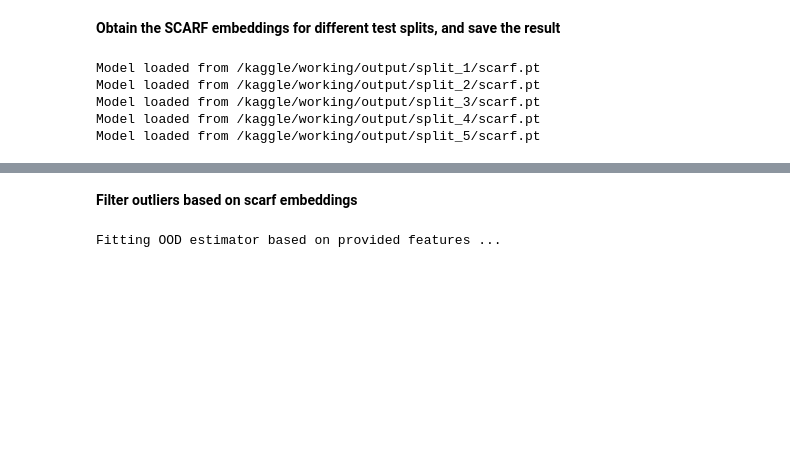
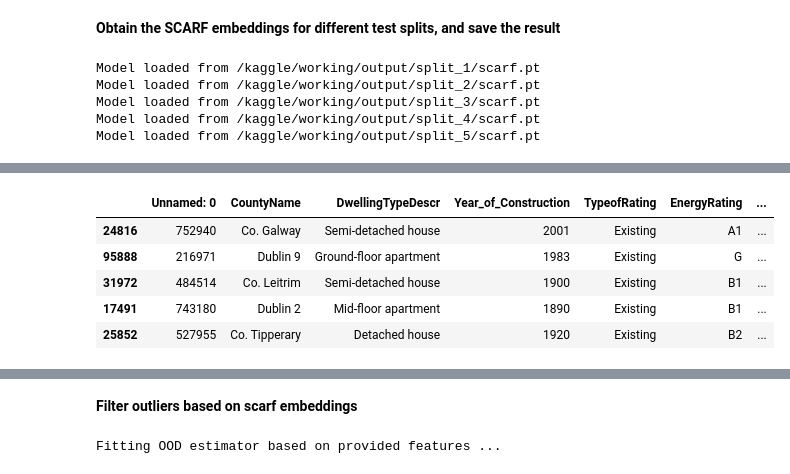
Before and after one commit to Lumin-Lab/BerCuration, a Jupyter notebook: run_on_kaggle.ipynb, the cells around one changed output, grey strips where cells are left out. Saved outputs shown, nothing was run; the diff lists cells and outputs as text; code cells hidden in the pictures; blank space fills up the shorter version.

```diff
--- a/run_on_kaggle.ipynb
+++ b/run_on_kaggle.ipynb
@@ -349,0 +356,5 @@ Model loaded from /kaggle/working/output/split_5/scarf.pt
+# %%
+from sklearn.ensemble import RandomForestClassifier
+max_depth = 6
+def get_rf(max_depth=max_depth):
+    return RandomForestClassifier(max_depth=max_depth, random_state=42)
@@ -349,0 +363,4 @@ Model loaded from /kaggle/working/output/split_5/scarf.pt
+# %%
+import numpy as np
+processed = pd.read_csv(f"{output_dir}/processed.csv")
+all_emb = np.load(f"{output_dir}/split_1/all_emb.npy")
@@ -349,0 +468,11 @@ Model loaded from /kaggle/working/output/split_5/scarf.pt
+# %%
+for i in range(n_splits):
+    clf = get_rf()
+    train_df = pd.read_csv(f"{output_dir}/split_{i+1}/processed_train.csv")
+    test_df = pd.read_csv(f"{output_dir}/split_{i+1}/processed_test.csv")
+    clf.fit(train_df.drop(columns=["EnergyRating"]), train_df["EnergyRating"])
+    acc = clf.score(test_df.drop(columns=["EnergyRating"]), test_df["EnergyRating"],
+             )
+    predict = clf.predict(test_df.drop(columns=["EnergyRating"]))
+    f1 = f1_score(test_df["EnergyRating"], predict,average='macro')
+    print(f"Split: {i+1}, Accuracy: {acc}, F1 Score: {f1}")
@@ -349,0 +487,56 @@ Model loaded from /kaggle/working/output/split_5/scarf.pt
+# %%
+
+X_processed = pd.DataFrame(all_emb, columns=[f"feature_{i+1}" for i in range(all_emb.shape[1])])
+labels = processed['EnergyRating']
+clf = get_rf()
+pred_probs = cross_val_predict(
+    clf,
+    X_processed,
+    labels,
+    cv=kf,
+    method="predict_proba",
+)
+KNN = NearestNeighbors(metric='euclidean')
+KNN.fit(X_processed.values)
+
+knn_graph = KNN.kneighbors_graph(mode="distance")
+data = {"X": X_processed.values, "y": labels}
+
+lab = Datalab(data, label_name="y")
+lab.find_issues(pred_probs=pred_probs, knn_graph=knn_graph)
+
+display(lab.report())
+
+# Label Issues
+issue_results = lab.get_issues("label")
+sorted_issues = issue_results.sort_values("label_score").index
+print("Label Issues")
+display(X_raw.iloc[sorted_issues].assign(
+    given_label=labels.iloc[sorted_issues],
+    predicted_label=issue_results["predicted_label"].iloc[sorted_issues]
+).head())
+
+# Outliers
+outlier_results = lab.get_issues("outlier")
+sorted_outliers= outlier_results.sort_values("outlier_score").index
+print("Outliers")
+display(X_raw.iloc[sorted_outliers].head())
+
+# Near-duplicate issues
+duplicate_results = lab.get_issues("near_duplicate")
+print("Near-duplicate issues")
+display(duplicate_results.sort_values("near_duplicate_score").head())
+
+for i in range(n_splits):
+    clf = get_rf()
+    train_df = pd.read_csv(f"{output_dir}/split_{i+1}/processed_train.csv")
+    test_df = pd.read_csv(f"{output_dir}/split_{i+1}/processed_test.csv")
+    train_X = np.load(f"{output_dir}/split_{i+1}/train.npy")
+    test_X = np.load(f"{output_dir}/split_{i+1}/test.npy")
+    clf.fit(train_X, train_df["EnergyRating"])
+    acc = clf.score(test_X, test_df["EnergyRating"],
+             )
+    predict = clf.predict(test_X)
+    f1 = f1_score(test_df["EnergyRating"], predict, average='macro')
+    print(f"Split: {i+1}, Accuracy: {acc}, F1 Score: {f1}")
+# %% [output]
@@ -349,0 +562,6 @@ Model loaded from /kaggle/working/output/split_5/scarf.pt
+|  | Unnamed: 0 | CountyName | DwellingTypeDescr | Year_of_Construction | TypeofRating | EnergyRating | ... |
+| 24816 | 752940 | Co. Galway | Semi-detached house | 2001 | Existing | A1 | ... |
+| 95888 | 216971 | Dublin 9 | Ground-floor apartment | 1983 | Existing | G | ... |
+| 31972 | 484514 | Co. Leitrim | Semi-detached house | 1900 | Existing | B1 | ... |
+| 17491 | 743180 | Dublin 2 | Mid-floor apartment | 1890 | Existing | B1 | ... |
+| 25852 | 527955 | Co. Tipperary | Detached house | 1920 | Existing | B2 | ... |
```
Also changed, not shown: parts of 22 cells of this notebook.
